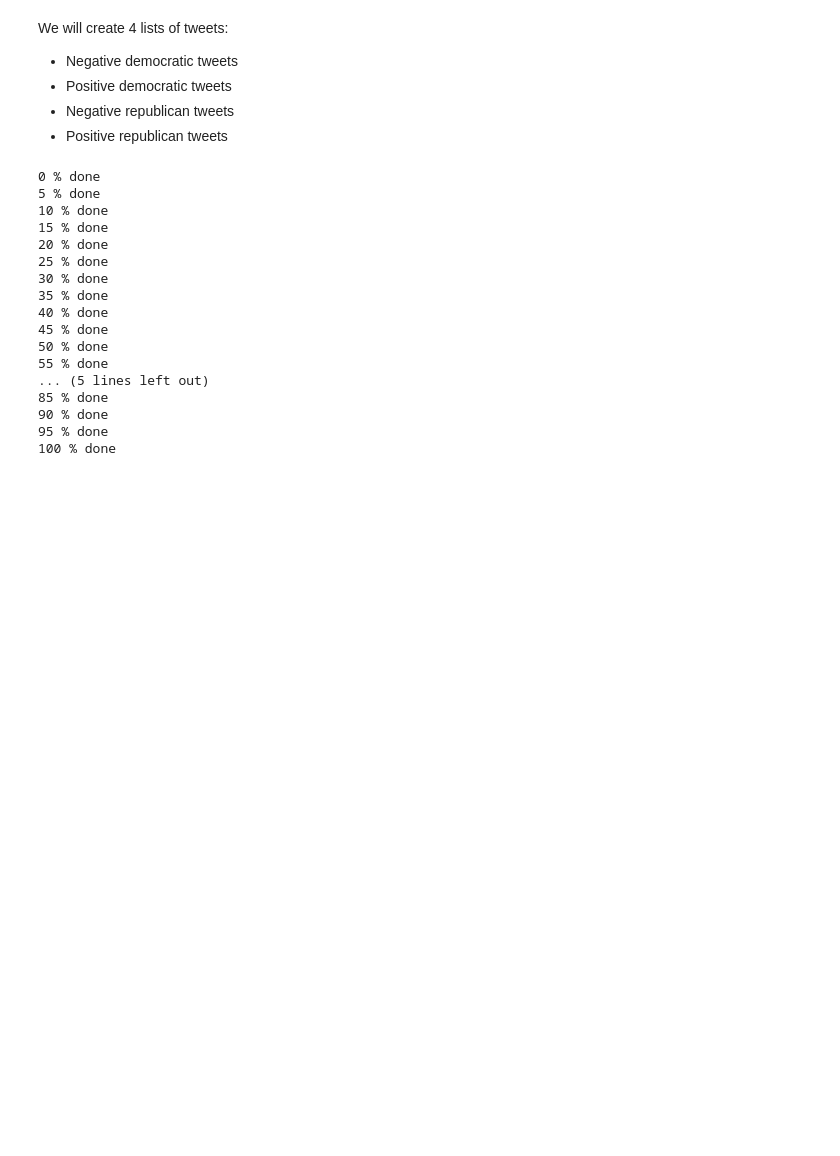
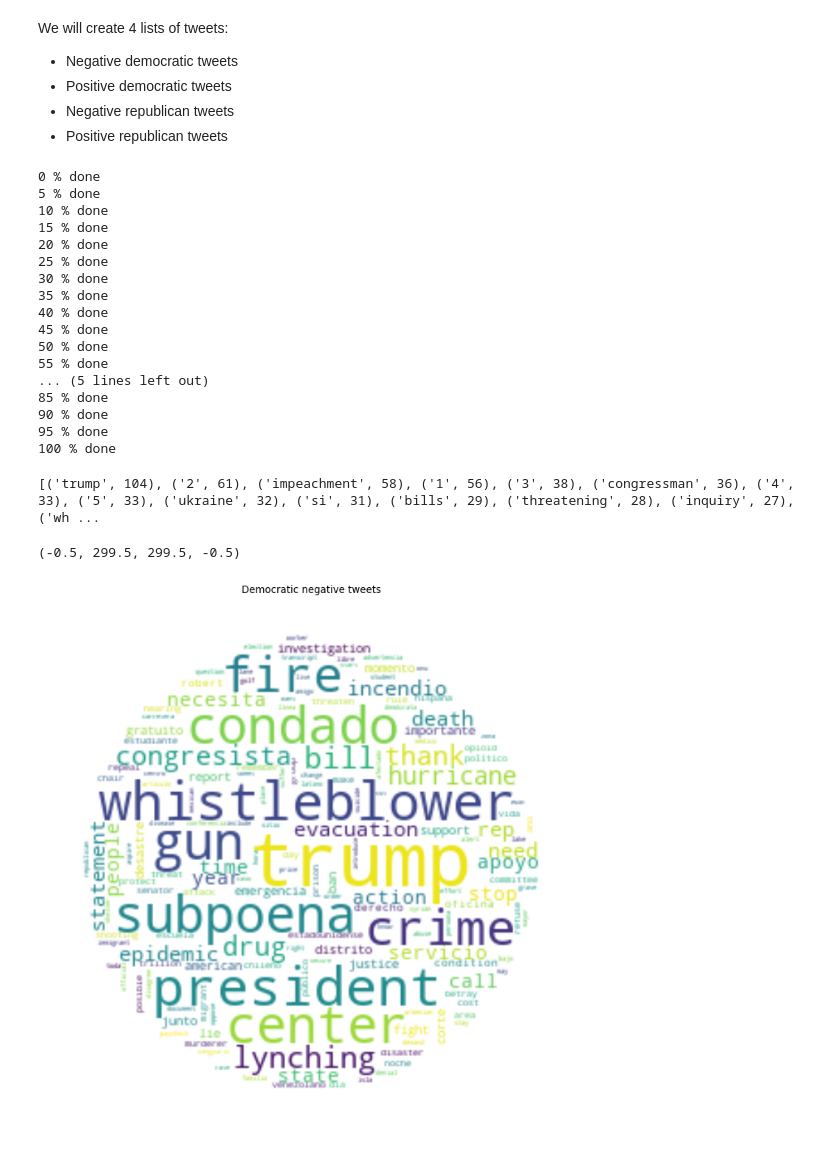
Before and after one commit to LukaAvbreht/Social_graphs, a Jupyter notebook: 02_Assignment/assignment2.ipynb, the cells around one changed output. Cells and saved outputs as stored; diff of their text form; code cells hidden in the pictures; blank space fills up the shorter version.

```diff
--- a/02_Assignment/assignment2.ipynb
+++ b/02_Assignment/assignment2.ipynb
@@ -836,0 +852,33 @@ for tweet in repu_tweets_list:
+# %%
+def tf_calculator_2(mat):
+    tf = dict()
+    for tweet in mat:
+        for token in tweet:
+            if token in tf:
+                tf[token] += 1
+            else:
+                tf[token] = 1
+    return tf
+# %%
+tf_negative_demo = tf_calculator_2(negative_demo_tweets)
+tf_negative_repu = tf_calculator_2(negative_repu_tweets)
+sorted_negative_demo_tfidf = sorted(tf_negative_demo.items(), key=operator.itemgetter(1), reverse=True)
+sorted_negative_repu_tfidf = sorted(tf_negative_repu.items(), key=operator.itemgetter(1), reverse=True)
+# %% [output]
+[('trump', 104), ('2', 61), ('impeachment', 58), ('1', 56), ('3', 38), ('congressman', 36), ('4', 33), ('5', 33), ('ukraine', 32), ('si', 31), ('bills', 29), ('threatening', 28), ('inquiry', 27), ('wh ...
+# %%
+demo_cloud_string = " ".join([i[0] for i in sorted_negative_demo_tfidf])
+
+x, y = np.ogrid[:300, :300]
+mask = (x - 150) ** 2 + (y - 150) ** 2 > 130 ** 2
+mask = 255 * mask.astype(int)
+
+wordcloud = WordCloud(background_color="white", mask = mask).generate(demo_cloud_string)
+
+plt.figure(figsize=(12, 12), dpi=80)
+plt.imshow(wordcloud, interpolation="bilinear")
+plt.title("Democratic negative tweets")
+plt.axis("off")
+# %% [output]
+(-0.5, 299.5, 299.5, -0.5)
+[figure, added]
```
Also changed, not shown: parts of 32 cells of this notebook, 1 other file.
